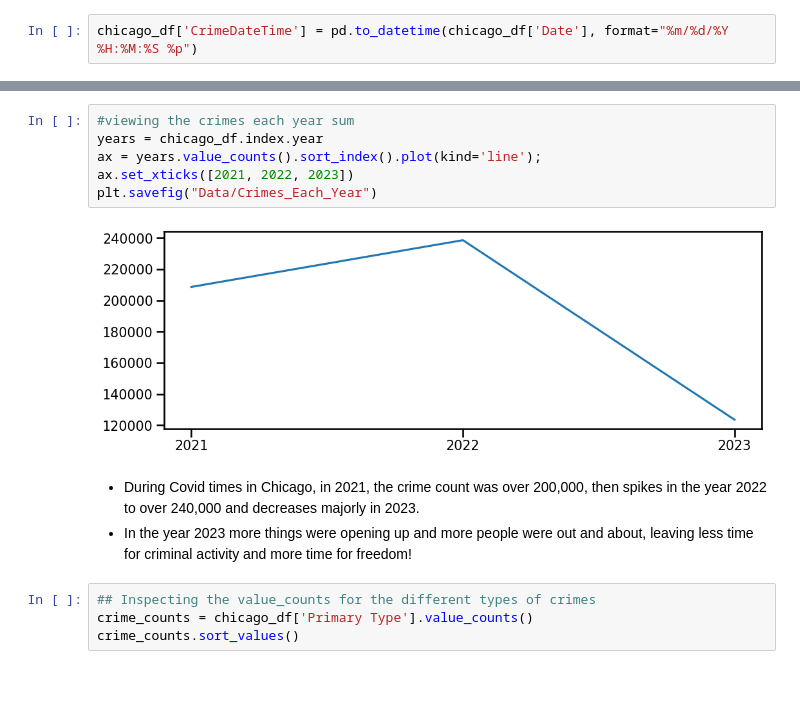
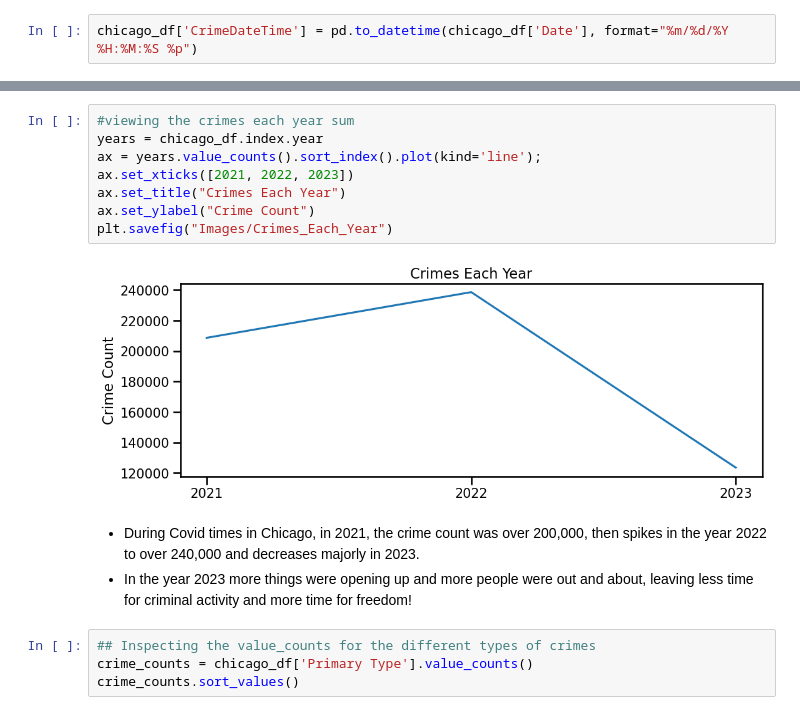
Before and after one commit to CaillahR/Chicago-Crime-Data, a Jupyter notebook: Chicago Crime Data.ipynb, the cells around one changed output, grey strips where cells are left out. Drawn from its saved outputs; the diff is of its cells as text; blank space fills up the shorter version.

```diff
--- a/Chicago Crime Data.ipynb
+++ b/Chicago Crime Data.ipynb
@@ -112,14 +112,16 @@ chicago_df.head(3)
 # %%
 #viewing the crimes each year sum
 years = chicago_df.index.year
 ax = years.value_counts().sort_index().plot(kind='line');
 ax.set_xticks([2021, 2022, 2023])
-plt.savefig("Data/Crimes_Each_Year")
+ax.set_title("Crimes Each Year")
+ax.set_ylabel("Crime Count")
+plt.savefig("Images/Crimes_Each_Year")
 # %% [output]
-[figure, old version]
+[figure, new version]
-# %% [markdown]
-- During Covid times in Chicago, in 2021, the crime count was over 200,000, then spikes in the year 2022 to over 240,000 and decreases majorly in 2023.
-- In the year 2023 more things were opening up and more people were out and about, leaving less time for criminal activity and more time for freedom!
+# %% [markdown]
+- During Covid times in Chicago, in 2021, the crime count was over 200,000, then spikes in the year 2022 to over 240,000 and decreases majorly in 2023.
+- In the year 2023 more things were opening up and more people were out and about, leaving less time for criminal activity and more time for freedom!
 # %%
 ## Inspecting the value_counts for the different types of crimes
 crime_counts = chicago_df['Primary Type'].value_counts()
```
Also changed, not shown: parts of 24 cells of this notebook, 8 other files.
